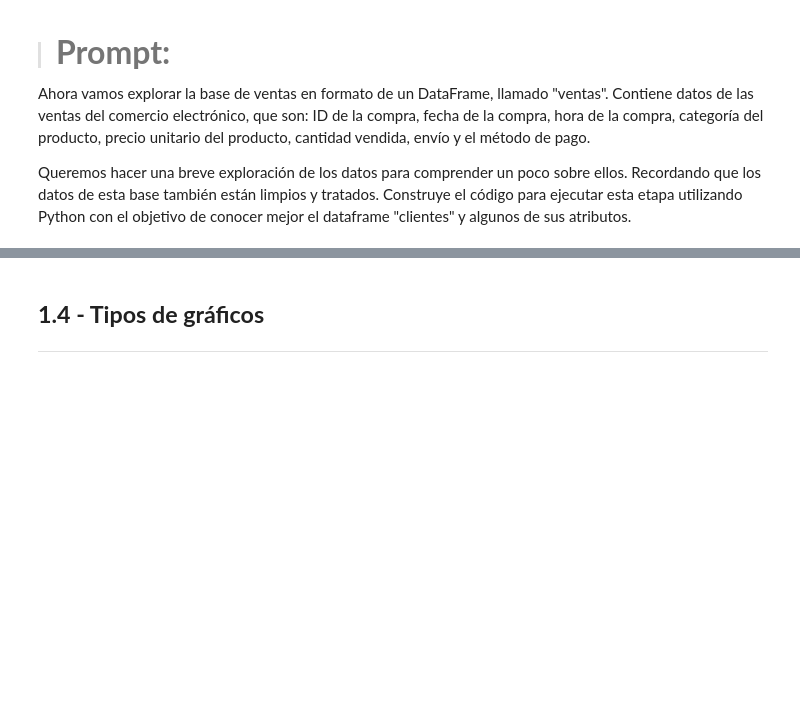
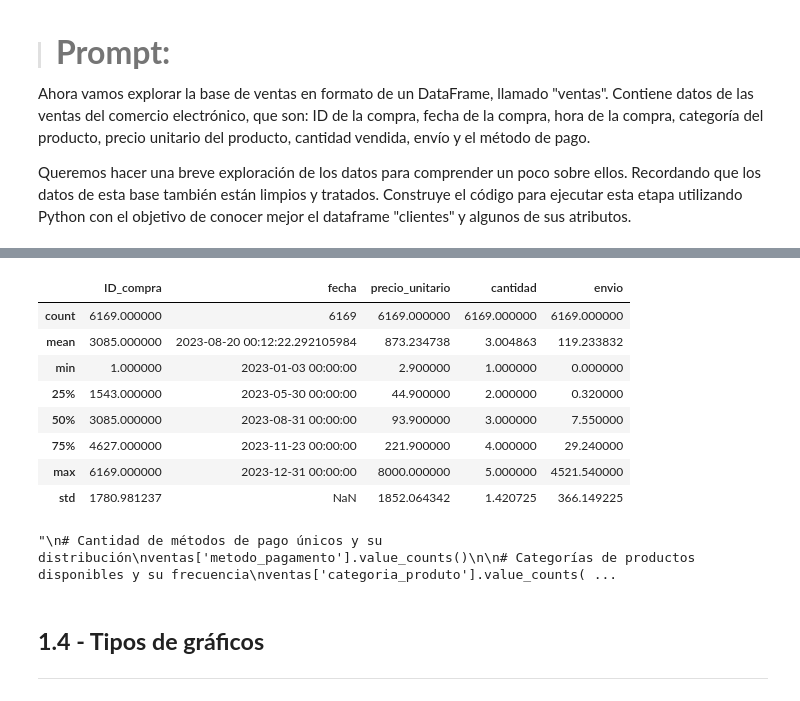
Before and after one commit to AndresCMontejo/IA_Aplicada_a_Ciencia_de_datos, a Jupyter notebook: IA_aplicada_a_ciencia_de_datos.ipynb, the cells around one changed output, grey strips where cells are left out. Saved outputs shown, nothing was run; the diff lists cells and outputs as text; code cells hidden in the pictures; blank space fills up the shorter version.

```diff
--- a/IA_aplicada_a_ciencia_de_datos.ipynb
+++ b/IA_aplicada_a_ciencia_de_datos.ipynb
@@ -207,0 +261,4 @@ Queremos hacer una breve exploración de los datos para comprender un poco sobre
+# %%
+# Convertir la columna de fecha a tipo Datetime y analizar
+ventas['fecha'] = pd.to_datetime(ventas['fecha'], format='%Y-%m-%d')
+ventas.info()
@@ -208,3 +286,42 @@ Queremos hacer una breve exploración de los datos para comprender un poco sobre
+# %%
+# Estadísticas descriptivas para columnas numéricas como precio unitario, cantidad y envío
+ventas.describe()
+# %% [output]
+|  | ID_compra | fecha | precio_unitario | cantidad | envio |
+| count | 6169.000000 | 6169 | 6169.000000 | 6169.000000 | 6169.000000 |
+| mean | 3085.000000 | 2023-08-20 00:12:22.292105984 | 873.234738 | 3.004863 | 119.233832 |
+| min | 1.000000 | 2023-01-03 00:00:00 | 2.900000 | 1.000000 | 0.000000 |
+| 25% | 1543.000000 | 2023-05-30 00:00:00 | 44.900000 | 2.000000 | 0.320000 |
+| 50% | 3085.000000 | 2023-08-31 00:00:00 | 93.900000 | 3.000000 | 7.550000 |
+| 75% | 4627.000000 | 2023-11-23 00:00:00 | 221.900000 | 4.000000 | 29.240000 |
+| max | 6169.000000 | 2023-12-31 00:00:00 | 8000.000000 | 5.000000 | 4521.540000 |
+| std | 1780.981237 | NaN | 1852.064342 | 1.420725 | 366.149225 |
+# %%
+"""
+# Cantidad de métodos de pago únicos y su distribución
+ventas['metodo_pagamento'].value_counts()
+
+# Categorías de productos disponibles y su frecuencia
+ventas['categoria_produto'].value_counts()
+
+# Precio promedio por categoría de producto
+ventas.groupby('categoria_produto')['preco_unitario'].mean()
+
+# Cantidad total vendida por categoría
+ventas.groupby('categoria_produto')['quantidade'].sum()
+
+# Ingreso total por categoría (precio * cantidad)
+ventas['receita'] = vendas['preco_unitario'] * vendas['quantidade']
+ventas.groupby('categoria_produto')['receita'].sum()
+
+# Métodos de pago más usados en términos de cantidad de ventas
+ventas['metodo_pagamento'].value_counts()
+
+# Distribución del costo de envío
+ventas['frete'].plot.hist(bins=20, title='Distribución del costo de envío', edgecolor='black')
+"""
+# %% [output]
+"\n# Cantidad de métodos de pago únicos y su distribución\nventas['metodo_pagamento'].value_counts()\n\n# Categorías de productos disponibles y su frecuencia\nventas['categoria_produto'].value_counts( ...
 # %% [markdown]
 ## **1.4 - Tipos de gráficos**
 
```
Also changed, not shown: parts of 9 cells of this notebook.
